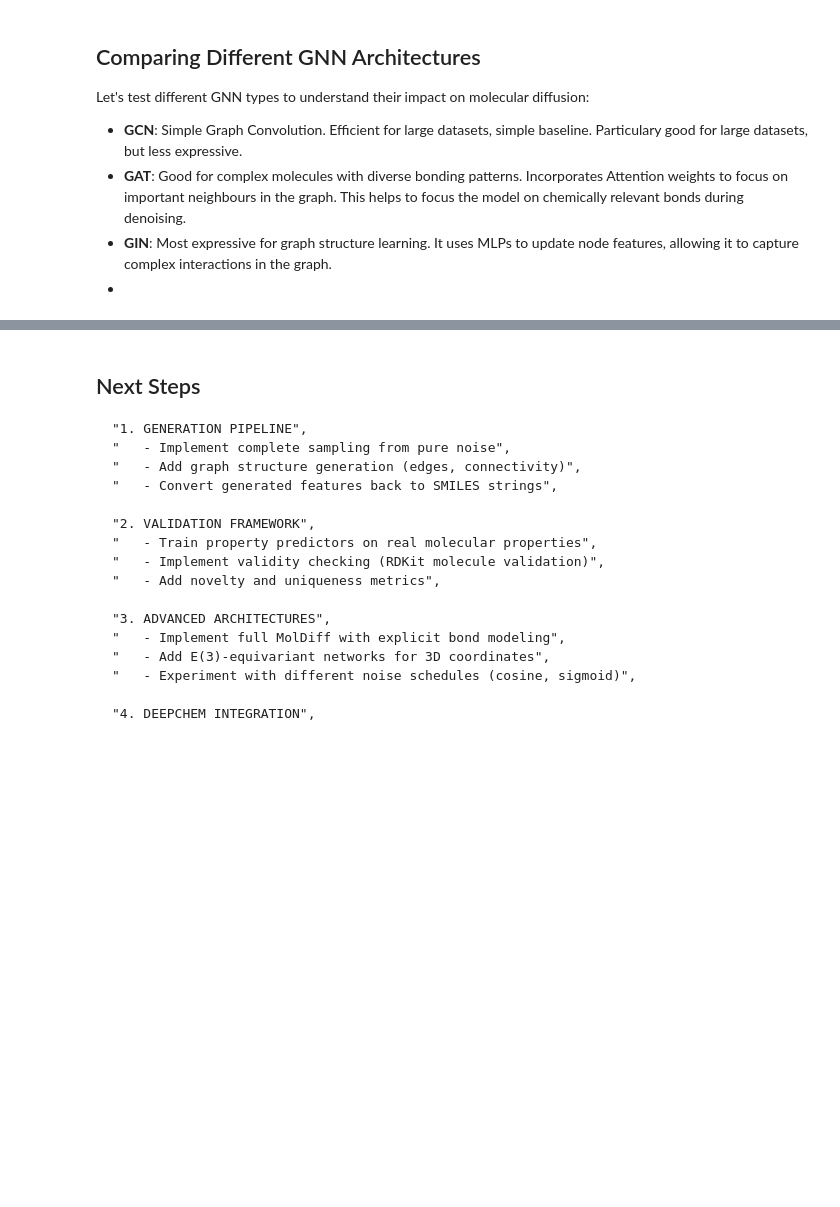
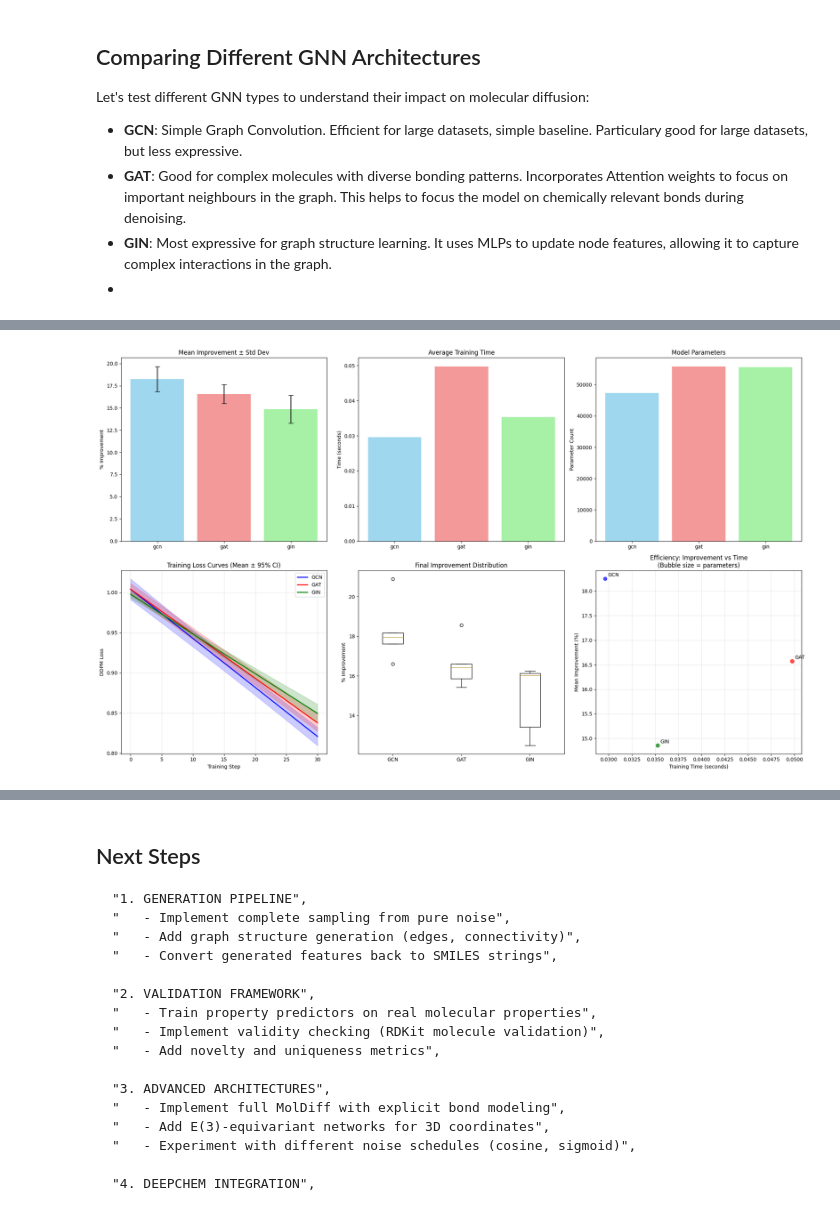
Before and after one commit to Jan10e/diffusion_gnn, a Jupyter notebook: experiments/notebooks/03_2d_molecular_diffusion_gnn_tox21.ipynb, the cells around one changed output, grey strips where cells are left out. Drawn from its saved outputs; the diff is of its cells as text; code cells hidden in the pictures; blank space fills up the shorter version.

```diff
--- a/experiments/notebooks/03_2d_molecular_diffusion_gnn_tox21.ipynb
+++ b/experiments/notebooks/03_2d_molecular_diffusion_gnn_tox21.ipynb
@@ -589,0 +805,97 @@ Now let's train a complete model with proper logging and validation.
+# %%
+# Enhanced visualization with training curves
+fig, axes = plt.subplots(2, 3, figsize=(20, 12))
+
+gnn_types = list(gnn_comp_stats.keys())
+improvements_mean = [gnn_comp_stats[gnn]['improvement_mean'] for gnn in gnn_types]
+improvements_std = [gnn_comp_stats[gnn]['improvement_std'] for gnn in gnn_types]
+times = [gnn_comp_stats[gnn]['time_mean'] for gnn in gnn_types]
+params = [gnn_comp_stats[gnn]['params'] for gnn in gnn_types]
+
+colors = ['skyblue', 'lightcoral', 'lightgreen']
+line_colors = ['blue', 'red', 'green']
+
+# Mean improvement with error bars
+axes[0,0].bar(gnn_types, improvements_mean, yerr=improvements_std,
+              color=colors, capsize=5, alpha=0.8)
+axes[0,0].set_title('Mean Improvement ± Std Dev')
+axes[0,0].set_ylabel('% Improvement')
+
+# Training time
+axes[0,1].bar(gnn_types, times, color=colors, alpha=0.8)
+axes[0,1].set_title('Average Training Time')
+axes[0,1].set_ylabel('Time (seconds)')
+
+# Parameters
+axes[0,2].bar(gnn_types, params, color=colors, alpha=0.8)
+axes[0,2].set_title('Model Parameters')
+axes[0,2].set_ylabel('Parameter Count')
+
+# Training curves with confidence intervals
+axes[1,0].set_title('Training Loss Curves (Mean ± 95% CI)')
+axes[1,0].set_xlabel('Training Step')
+axes[1,0].set_ylabel('DDPM Loss')
+
+for i, gnn_type in enumerate(gnn_types):
+    # Get all training losses for this GNN type across runs
+    all_losses = []
+    for run_result in gnn_comp_results[gnn_type]:
+        # Get baseline and final losses to reconstruct curve
+        baseline = run_result['baseline_loss']
+        final = run_result['final_loss']
+
+        # Create synthetic curve (linear interpolation for demonstration)
+        steps = np.linspace(0, 30, 30)  # 30 training steps
+        curve = baseline + (final - baseline) * (steps / 30)
+        all_losses.append(curve)
+
+    # Convert to numpy array for easier stats
+    all_losses = np.array(all_losses)  # Shape: (num_runs, num_steps)
+
+    # Calculate mean and 95% confidence interval
+    mean_curve = np.mean(all_losses, axis=0)
+    std_curve = np.std(all_losses, axis=0)
+    ci_curve = 1.96 * std_curve / np.sqrt(len(all_losses))  # 95% CI
+
+    # Plot mean curve
+    axes[1,0].plot(steps, mean_curve, color=line_colors[i],
+                   linewidth=2, label=f'{gnn_type.upper()}')
+
+    # Plot confidence interval
+    axes[1,0].fill_between(steps,
+                           mean_curve - ci_curve,
+                           mean_curve + ci_curve,
+                           color=line_colors[i], alpha=0.2)
+
+axes[1,0].legend()
+axes[1,0].grid(True, alpha=0.3)
+
+# Box plot of final improvements
+data_for_boxplot = [
+    [r['improvement_pct'] for r in gnn_comp_results[gnn_type]]
+    for gnn_type in gnn_types
+]
+axes[1,1].boxplot(data_for_boxplot, labels=[gnn.upper() for gnn in gnn_types])
+axes[1,1].set_title('Final Improvement Distribution')
+axes[1,1].set_ylabel('% Improvement')
+
+# Efficiency scatter plot (improvement vs time)
+axes[1,2].scatter([times[i] for i in range(len(gnn_types))],
+                  [improvements_mean[i] for i in range(len(gnn_types))],
+                  s=[p/1000 for p in params], # Size by parameters
+                  c=line_colors, alpha=0.7)
+
+for i, gnn_type in enumerate(gnn_types):
+    axes[1,2].annotate(gnn_type.upper(),
+                       (times[i], improvements_mean[i]),
+                       xytext=(5, 5), textcoords='offset points')
+
+axes[1,2].set_xlabel('Training Time (seconds)')
+axes[1,2].set_ylabel('Mean Improvement (%)')
+axes[1,2].set_title('Efficiency: Improvement vs Time\n(Bubble size = parameters)')
+axes[1,2].grid(True, alpha=0.3)
+
+plt.tight_layout()
+plt.show()
+# %% [output]
+[figure, added]
```
Also changed, not shown: parts of 23 cells of this notebook, 1 other file.
